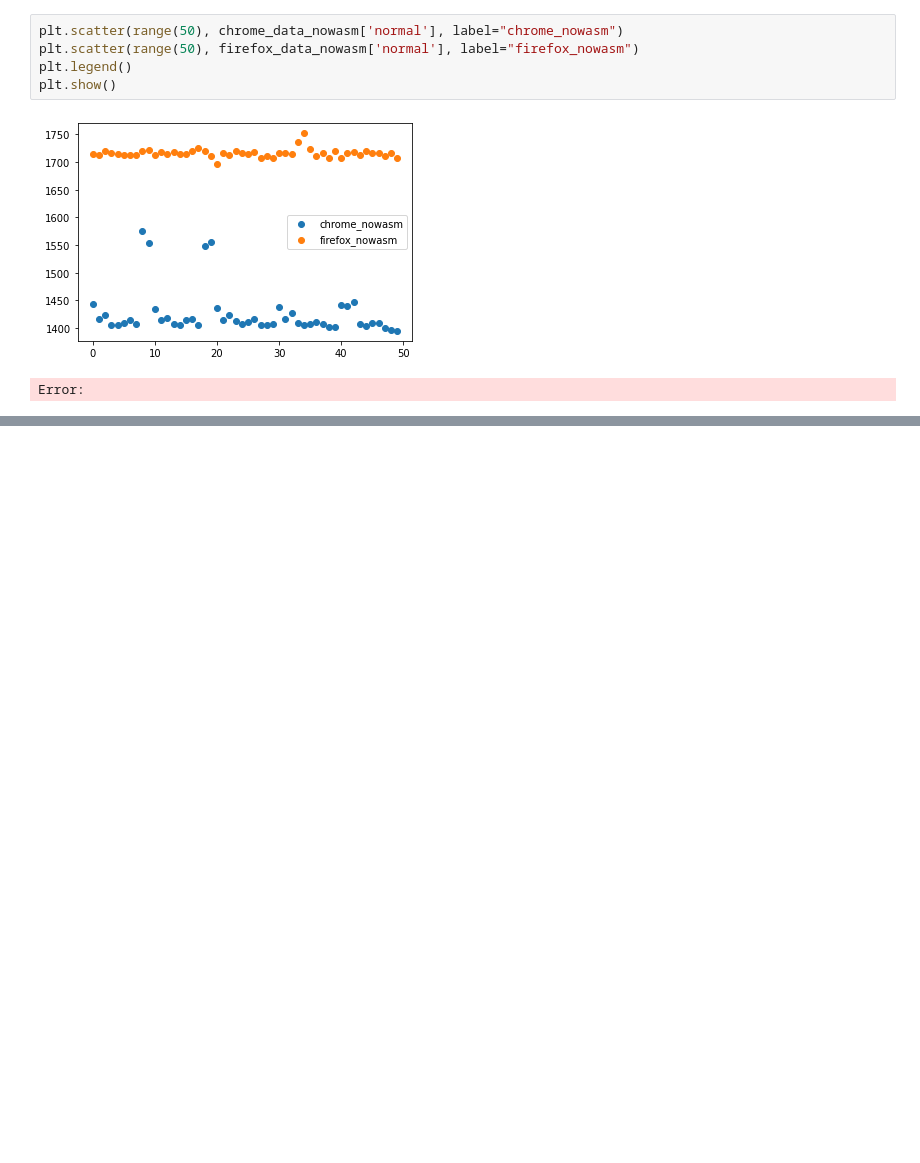
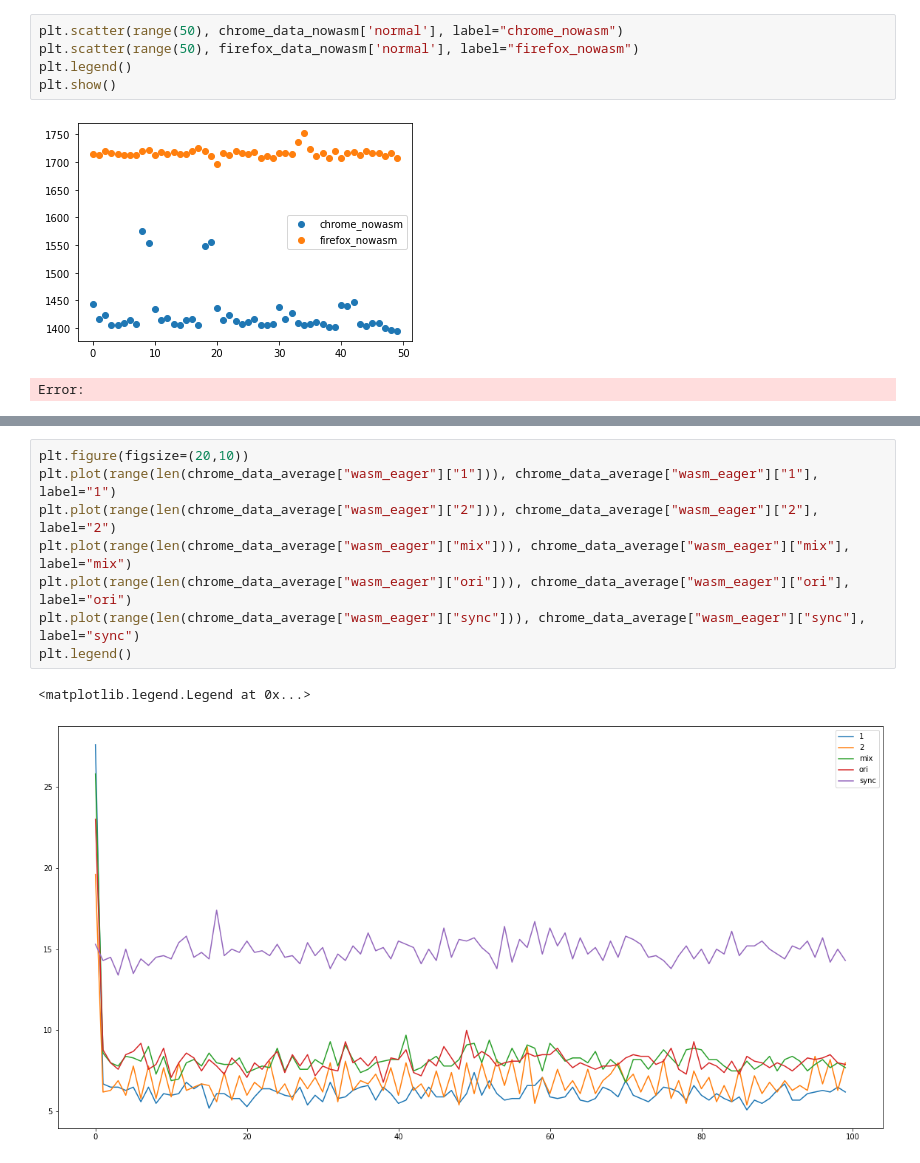
Before and after one commit to woodyhoko/tfjs_wasm, a Jupyter notebook: temp.ipynb, the cells around one changed output, grey strips where cells are left out. Saved outputs shown, nothing was run; the diff lists cells and outputs as text; blank space fills up the shorter version.

```diff
--- a/temp.ipynb
+++ b/temp.ipynb
@@ -72,0 +314,11 @@ Error:
+# %%
+plt.figure(figsize=(20,10))
+plt.plot(range(len(chrome_data_average["wasm_eager"]["1"])), chrome_data_average["wasm_eager"]["1"], label="1")
+plt.plot(range(len(chrome_data_average["wasm_eager"]["2"])), chrome_data_average["wasm_eager"]["2"], label="2")
+plt.plot(range(len(chrome_data_average["wasm_eager"]["mix"])), chrome_data_average["wasm_eager"]["mix"], label="mix")
+plt.plot(range(len(chrome_data_average["wasm_eager"]["ori"])), chrome_data_average["wasm_eager"]["ori"], label="ori")
+plt.plot(range(len(chrome_data_average["wasm_eager"]["sync"])), chrome_data_average["wasm_eager"]["sync"], label="sync")
+plt.legend()
+# %% [output]
+<matplotlib.legend.Legend at 0x...>
+[figure, added]
```
Also changed, not shown: parts of 40 cells of this notebook, 6 other files.
